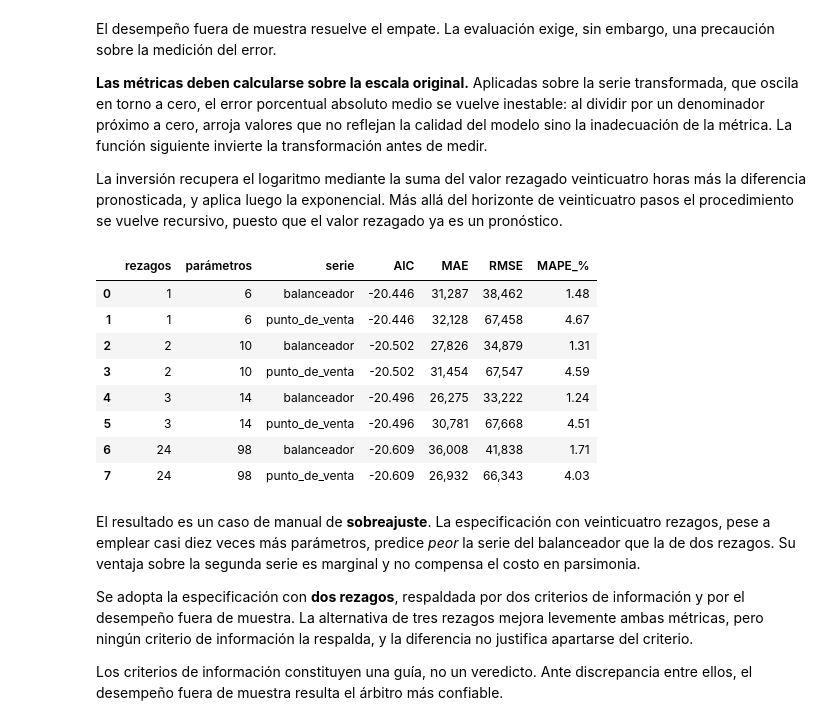
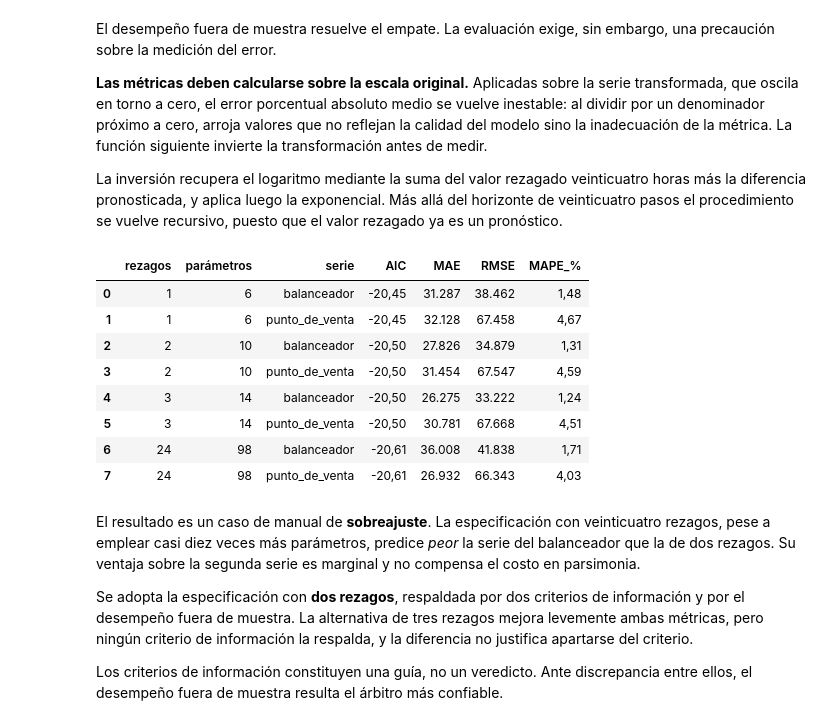
Before and after one commit to Juanma300102/mcd-ua-tsa, a Jupyter notebook: tp1_series_temporales.ipynb, the cells around one changed output. Drawn from its saved outputs; the diff is of its cells as text; code cells hidden in the pictures.

```diff
--- a/tp1_series_temporales.ipynb
+++ b/tp1_series_temporales.ipynb
@@ -61,6 +61,7 @@ import numpy as np
 import pandas as pd
 import seaborn as sns
 import statsmodels.api as sm
+import matplotlib.dates as mdates
 from matplotlib.ticker import FuncFormatter
 from pymavlink import mavutil
 from scipy import stats
@@ -74,13 +75,39 @@ from statsmodels.tsa.stattools import adfuller, kpss
 
 warnings.filterwarnings("ignore")
 sns.set_theme(style="whitegrid")
-pd.set_option("display.float_format", "{:,.3f}".format)
+
+
+def formato_es(valor, decimales=2):
+    """Formatea un numero con la convencion castellana: miles con punto, decimal con coma."""
+    if pd.isna(valor):
+        return ""
+    texto = f"{valor:,.{decimales}f}"
+    return texto.replace(",", "_").replace(".", ",").replace("_", ".")
+
+
+def formato_es_entero(valor):
+    """Variante sin decimales, para conteos."""
+    return formato_es(valor, decimales=0)
+
+
+pd.set_option("display.float_format", formato_es)
 
 # Escribir las figuras al directorio del informe. Desactivado de manera predeterminada.
 GUARDAR_FIGURAS = False
 DIR_FIGURAS = Path("informe/figuras")
 
-MILES = FuncFormatter(lambda x, pos: f"{x:,.0f}")
+MILES = FuncFormatter(lambda x, pos: formato_es_entero(x))
+
+
+def formatear_eje_temporal(eje):
+    """Distribuye las marcas de un eje de fechas y rota las etiquetas para que no se solapen."""
+    localizador = mdates.AutoDateLocator(minticks=4, maxticks=7)
+    eje.xaxis.set_major_locator(localizador)
+    eje.xaxis.set_major_formatter(mdates.ConciseDateFormatter(localizador))
+    eje.tick_params(axis="x", labelrotation=30)
+    for etiqueta in eje.get_xticklabels():
+        etiqueta.set_horizontalalignment("right")
+    return eje
 
 
 def autocorrelacion(serie, rezago):
@@ -298,6 +326,7 @@ for eje, serie in zip(ejes, [alb, pos]):
     eje.set_title(f"{serie.name}: solicitudes por hora")
     eje.yaxis.set_major_formatter(MILES)
     eje.set_xlabel("")
+    formatear_eje_temporal(eje)
 plt.tight_layout()
 guardar("consolidado_trafico_niveles")
 plt.show()
@@ -360,6 +389,7 @@ for fila, serie in enumerate([alb, pos]):
     for eje in ejes[fila]:
         eje.axhline(0, color="black", linewidth=0.7)
         eje.yaxis.set_major_formatter(MILES)
+        formatear_eje_temporal(eje)
 plt.tight_layout()
 guardar("consolidado_diferencias")
 plt.show()
@@ -1012,42 +1048,43 @@ def evaluar_var(rezagos):
     """Ajusta un VAR, invierte la transformacion y mide el error en la escala original."""
     ajuste = VAR(entrenamiento_var).fit(rezagos)
     pronostico = pd.DataFrame(
         ajuste.forecast(entrenamiento_var.values[-rezagos:], HORIZONTE_VAR),
         index=prueba_var.index, columns=prueba_var.columns)
 
     filas = []
     for columna in prueba_var.columns:
         historico = log_alineadas[columna].copy()
         prediccion = []
         for i, instante in enumerate(prueba_var.index):
             base = historico.loc[instante - pd.Timedelta(hours=24)]
             valor = base + pronostico[columna].iloc[i]
             historico.loc[instante] = valor
             prediccion.append(valor)
 
         estimado = np.expm1(np.array(prediccion))
         observado = alineadas[columna].reindex(prueba_var.index).to_numpy()
         fila = {"rezagos": rezagos, "parámetros": ajuste.params.size,
                 "serie": columna, "AIC": ajuste.aic}
         fila.update(metricas(observado, estimado))
         filas.append(fila)
     return filas
 
 
 comparacion_var = pd.DataFrame(
     [fila for p in [1, 2, 3, 24] for fila in evaluar_var(p)])
 display(comparacion_var.style.format({
-    "AIC": "{:.3f}", "MAE": "{:,.0f}", "RMSE": "{:,.0f}", "MAPE_%": "{:.2f}"}))
+    "AIC": formato_es, "MAE": formato_es_entero,
+    "RMSE": formato_es_entero, "MAPE_%": formato_es}))
 # %% [output]
 |  | rezagos | parámetros | serie | AIC | MAE | RMSE | MAPE_% |
-| 0 | 1 | 6 | balanceador | -20.446 | 31,287 | 38,462 | 1.48 |
-| 1 | 1 | 6 | punto_de_venta | -20.446 | 32,128 | 67,458 | 4.67 |
-| 2 | 2 | 10 | balanceador | -20.502 | 27,826 | 34,879 | 1.31 |
-| 3 | 2 | 10 | punto_de_venta | -20.502 | 31,454 | 67,547 | 4.59 |
-| 4 | 3 | 14 | balanceador | -20.496 | 26,275 | 33,222 | 1.24 |
-| 5 | 3 | 14 | punto_de_venta | -20.496 | 30,781 | 67,668 | 4.51 |
-| 6 | 24 | 98 | balanceador | -20.609 | 36,008 | 41,838 | 1.71 |
-| 7 | 24 | 98 | punto_de_venta | -20.609 | 26,932 | 66,343 | 4.03 |
+| 0 | 1 | 6 | balanceador | -20,45 | 31.287 | 38.462 | 1,48 |
+| 1 | 1 | 6 | punto_de_venta | -20,45 | 32.128 | 67.458 | 4,67 |
+| 2 | 2 | 10 | balanceador | -20,50 | 27.826 | 34.879 | 1,31 |
+| 3 | 2 | 10 | punto_de_venta | -20,50 | 31.454 | 67.547 | 4,59 |
+| 4 | 3 | 14 | balanceador | -20,50 | 26.275 | 33.222 | 1,24 |
+| 5 | 3 | 14 | punto_de_venta | -20,50 | 30.781 | 67.668 | 4,51 |
+| 6 | 24 | 98 | balanceador | -20,61 | 36.008 | 41.838 | 1,71 |
+| 7 | 24 | 98 | punto_de_venta | -20,61 | 26.932 | 66.343 | 4,03 |
 # %% [markdown]
 El resultado es un caso de manual de **sobreajuste**. La especificación con veinticuatro rezagos, pese a
 emplear casi diez veces más parámetros, predice *peor* la serie del balanceador que la de dos rezagos. Su
```
Also changed, not shown: parts of 13 cells of this notebook, 15 other files.
